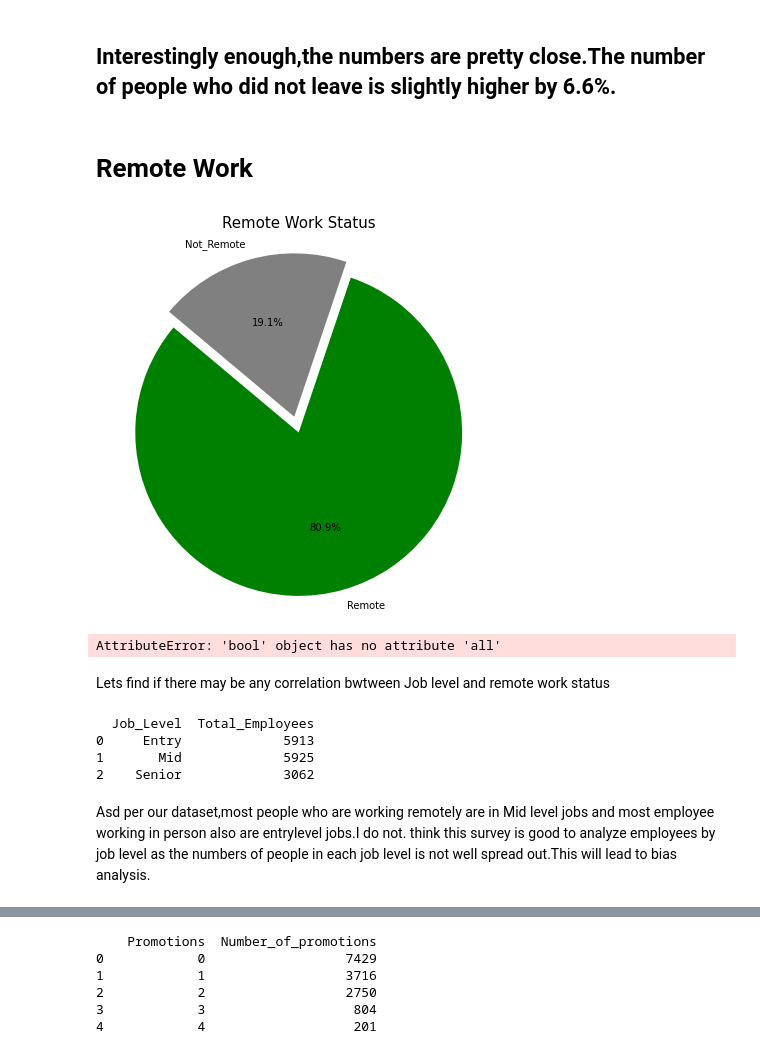
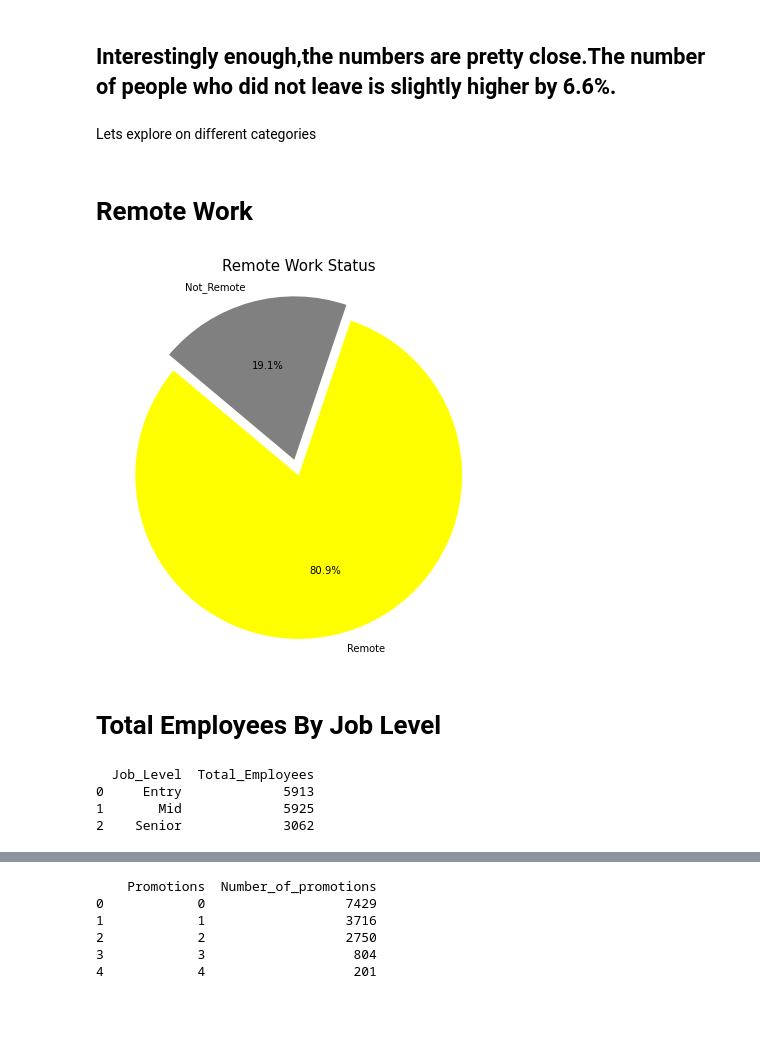
Before and after one commit to dikshya98/Python-01, a Jupyter notebook: Employee_Attrition_Analysis.ipynb, the cells around one changed output, grey strips where cells are left out. Drawn from its saved outputs; the diff is of its cells as text; code cells hidden in the pictures; blank space fills up the shorter version.

```diff
--- a/Employee_Attrition_Analysis.ipynb
+++ b/Employee_Attrition_Analysis.ipynb
@@ -138,33 +138,30 @@ plt.show()
 [figure]
 # %% [markdown]
 ## Interestingly enough,the numbers are pretty close.The number of people who did not leave is slightly higher by 6.6%.
+# %% [markdown]
+Lets explore on different categories
 # %% [markdown]
 # Remote Work
 # %%
  #Pie to see Employee_RemoteworK
 
 
 #Firstly count the attrition yes and no
 Remote_Work_count=data['Remote_Work'].value_counts()
 labels = ['Remote', 'Not_Remote']
 sizes = Remote_Work_count.values
-colors = ['green', 'grey']  # Colors for the pie slices
+colors = ['yellow', 'grey']  # Colors for the pie slices
 
 # Create the pie chart
 plt.figure(figsize=(7, 7))
 plt.pie(sizes, labels=labels, autopct='%1.1f%%', startangle=140, colors=colors, explode=(0, 0.1))
 plt.title('Remote Work Status', fontsize=15)
 plt.axis('equal')  # Equal aspect ratio ensures the pie chart is circular.
 plt.show()
 # %% [output]
-[figure, old version]
+[figure, new version]
-# %%
-Remote_work_status=data.groupby(['Remote_Work'])
-sns.boxplot(Remote_work_status)
-# %% [output]
-AttributeError: 'bool' object has no attribute 'all'
-# %% [markdown]
-Lets find if there may be any correlation bwtween Job level and remote work status
+# %% [markdown]
+# Total Employees By Job Level
 # %%
 job_level_counts = data.groupby('Job_Level').size().reset_index(name='Total_Employees')
 
@@ -175,5 +172,3 @@ print(job_level_counts)
 0     Entry             5913
 1       Mid             5925
 2    Senior             3062
-# %% [markdown]
-Asd per our dataset,most people who are working remotely are in Mid level jobs and most employee working in person also are  entrylevel jobs.I do not. think this survey is good to analyze employees by job level as the numbers of people in each job level is not well spread out.This will lead to bias analysis.
```
Also changed, not shown: parts of 16 cells of this notebook.
